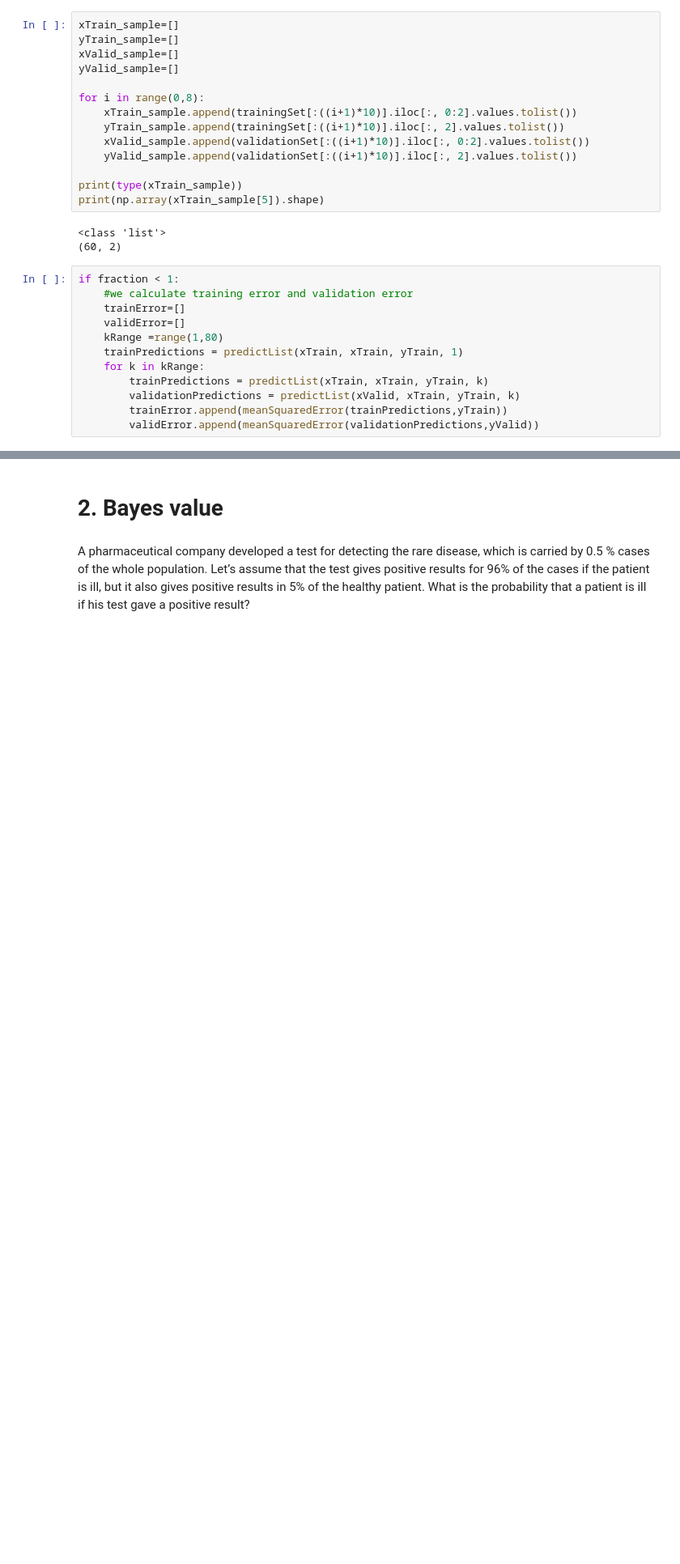
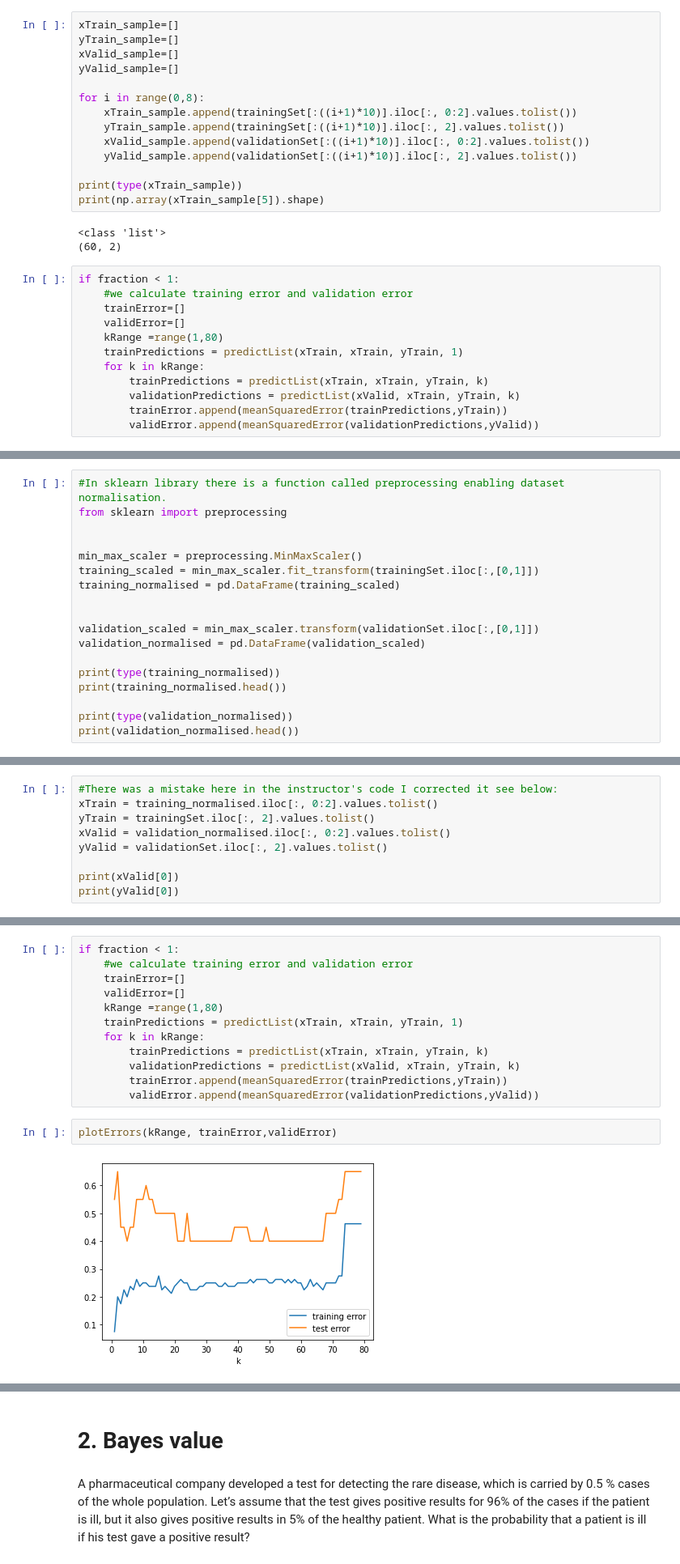
Before and after one commit to kmiec96/Modern-data-science, a Jupyter notebook: ML2021_set1.ipynb, the cells around one changed output, grey strips where cells are left out. Shown at 81% size. Saved outputs shown, nothing was run; the diff lists cells and outputs as text; blank space fills up the shorter version.

```diff
--- a/ML2021_set1.ipynb
+++ b/ML2021_set1.ipynb
@@ -381,0 +390,18 @@ if fraction < 1:
+# %%
+#In sklearn library there is a function called preprocessing enabling dataset normalisation.
+from sklearn import preprocessing
+
+
+min_max_scaler = preprocessing.MinMaxScaler()
+training_scaled = min_max_scaler.fit_transform(trainingSet.iloc[:,[0,1]])
+training_normalised = pd.DataFrame(training_scaled)
+
+
+validation_scaled = min_max_scaler.transform(validationSet.iloc[:,[0,1]])
+validation_normalised = pd.DataFrame(validation_scaled)
+
+print(type(training_normalised))
+print(training_normalised.head())
+
+print(type(validation_normalised))
+print(validation_normalised.head())
@@ -381,0 +423,9 @@ if fraction < 1:
+# %%
+#There was a mistake here in the instructor's code I corrected it see below:
+xTrain = training_normalised.iloc[:, 0:2].values.tolist()
+yTrain = trainingSet.iloc[:, 2].values.tolist()
+xValid = validation_normalised.iloc[:, 0:2].values.tolist()
+yValid = validationSet.iloc[:, 2].values.tolist()
+
+print(xValid[0])
+print(yValid[0])
@@ -381,0 +452,16 @@ if fraction < 1:
+# %%
+if fraction < 1:
+    #we calculate training error and validation error
+    trainError=[]
+    validError=[]
+    kRange =range(1,80)
+    trainPredictions = predictList(xTrain, xTrain, yTrain, 1)
+    for k in kRange:
+        trainPredictions = predictList(xTrain, xTrain, yTrain, k)
+        validationPredictions = predictList(xValid, xTrain, yTrain, k)
+        trainError.append(meanSquaredError(trainPredictions,yTrain))
+        validError.append(meanSquaredError(validationPredictions,yValid))
+# %%
+plotErrors(kRange, trainError,validError)
+# %% [output]
+[figure, added]
```
Also changed, not shown: parts of 35 cells of this notebook, 1 other file.
